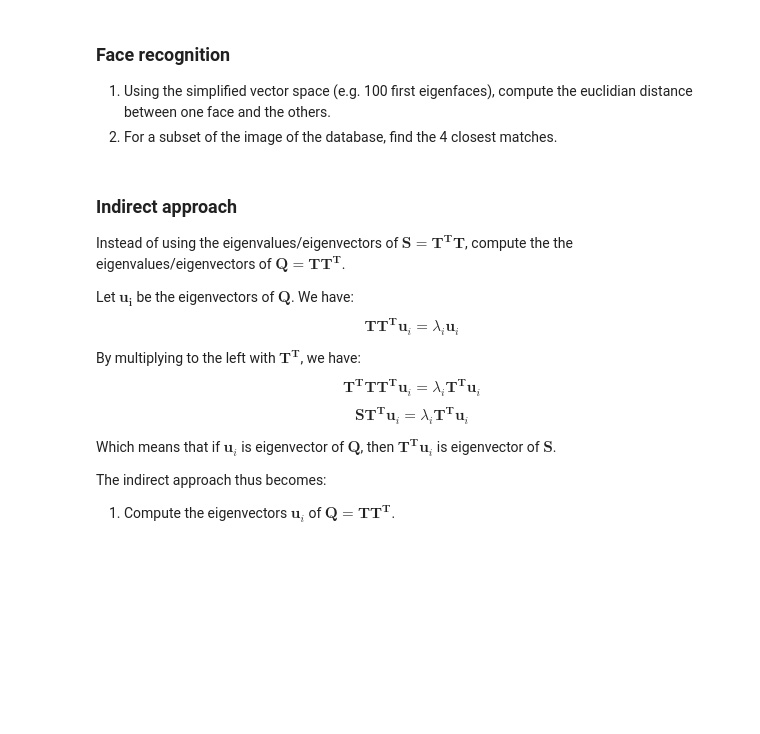
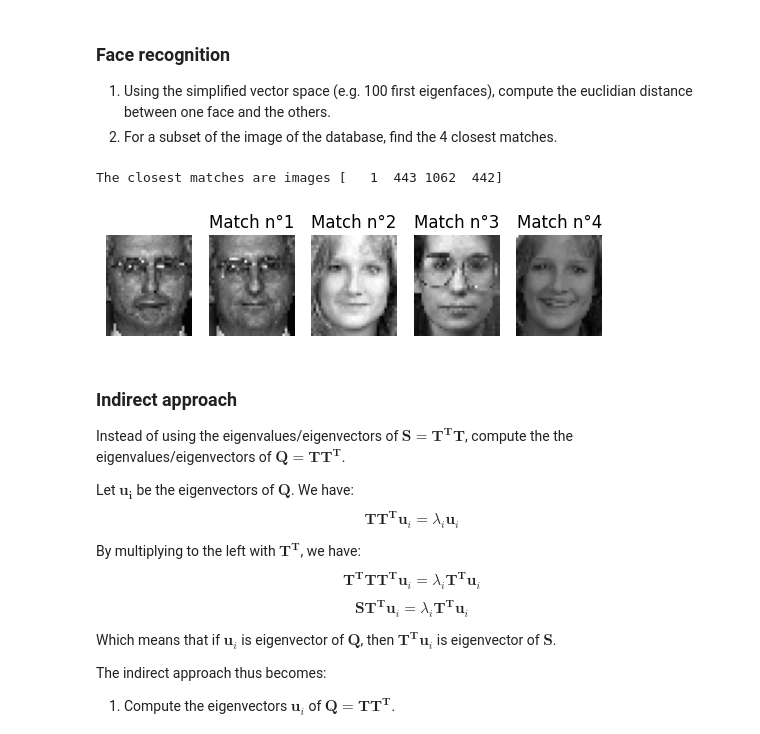
Before and after one commit to HAMRITWassim/info-h-501, a Jupyter notebook: docs/LABS/PR2_Feature_Space.ipynb, the cells around one changed output. Saved outputs shown, nothing was run; the diff lists cells and outputs as text; code cells hidden in the pictures; blank space fills up the shorter version.

```diff
--- a/docs/LABS/PR2_Feature_Space.ipynb
+++ b/docs/LABS/PR2_Feature_Space.ipynb
@@ -172,3 +264,48 @@ T: (2963, 1360)
+# %%
+
+## -- Your code here -- ##
+face0 = weights[0]
+
+distances = []
+
+for i in range(len(weights)):
+    dist = Euclidian_distance(face0, weights[i])
+
+    distances.append(dist)
+
+distances = np.array(distances)
+
+# get the indices from the closest matches
+best_dist_indices = np.argsort(distances)
+
+print(f"The closest matches are images {best_dist_indices[1:5]}")
+
+plt.figure()
+
+# COMPARED IMAGE
+plt.subplot(1,5,1)
+img = T[0].reshape(shape2D)
+plt.imshow(img, cmap=plt.cm.gray)
+plt.axis("off")
+
+i = 1
+
+for index in best_dist_indices[1:5]:
+    # CLOSEST MATCHES
+    plt.subplot(1,5, i + 1)
+    img = T[index].reshape(shape2D)
+    plt.imshow(img, cmap=plt.cm.gray)
+    plt.title(f"Match n°{i}")
+    plt.axis("off")
+
+
+    i += 1
+
+
+plt.show()
+# %% [output]
+The closest matches are images [   1  443 1062  442]
+[figure, added]
 # %% [markdown]
 ### Indirect approach
 
```
Also changed, not shown: parts of 7 cells of this notebook.
